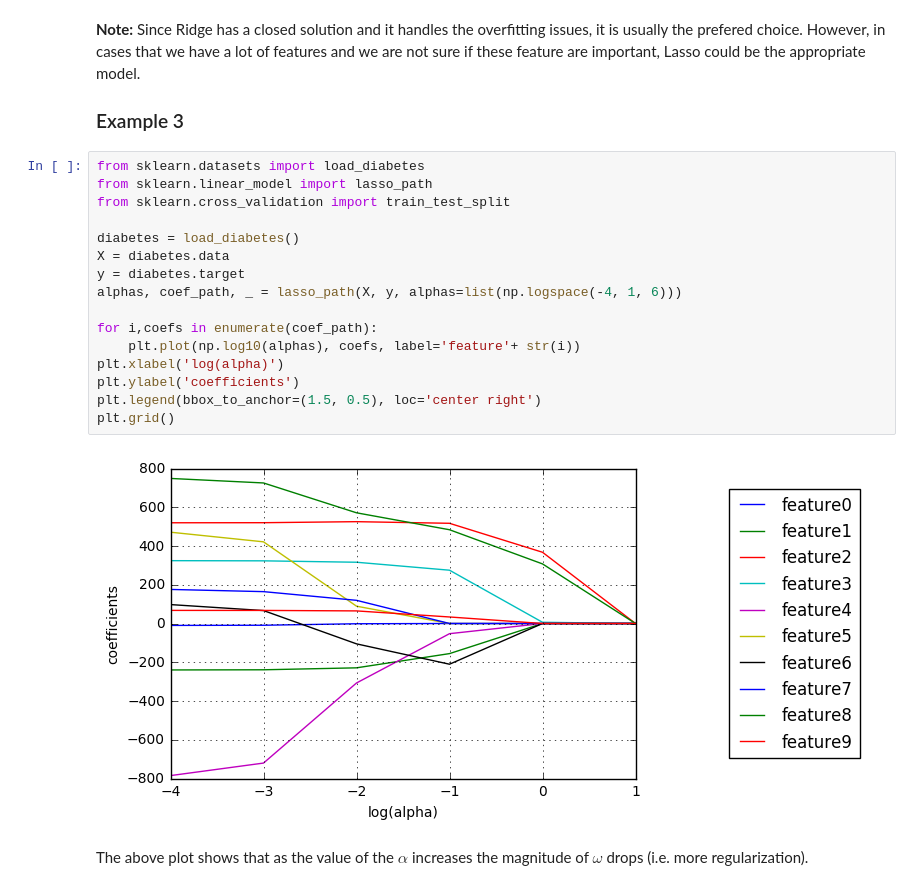
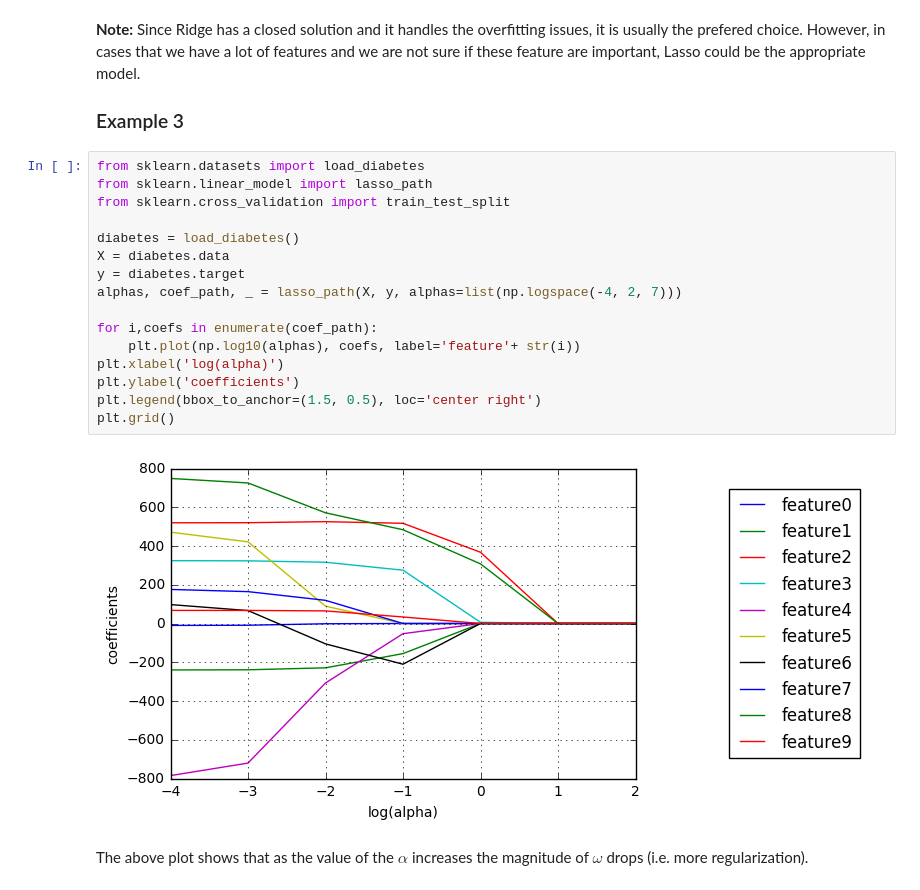
Before and after one commit to mhfarahani/Machine-Learning-Notebooks, a Jupyter notebook: Generalized Linear Models.ipynb, the cells around one changed output. Cells and saved outputs as stored; diff of their text form.

```diff
--- a/Generalized Linear Models.ipynb
+++ b/Generalized Linear Models.ipynb
@@ -245,21 +245,21 @@ alpha = 10.0     coefficient is 0.0      and MSE is 5568.965
 # %%
 from sklearn.datasets import load_diabetes
 from sklearn.linear_model import lasso_path
 from sklearn.cross_validation import train_test_split
 
 diabetes = load_diabetes()
 X = diabetes.data
 y = diabetes.target
-alphas, coef_path, _ = lasso_path(X, y, alphas=list(np.logspace(-4, 1, 6)))
+alphas, coef_path, _ = lasso_path(X, y, alphas=list(np.logspace(-4, 2, 7)))
 
 for i,coefs in enumerate(coef_path):
     plt.plot(np.log10(alphas), coefs, label='feature'+ str(i))
 plt.xlabel('log(alpha)')
 plt.ylabel('coefficients')
 plt.legend(bbox_to_anchor=(1.5, 0.5), loc='center right')
 plt.grid()
 # %% [output]
-[figure, old version]
+[figure, new version]
 # %% [markdown]
 The above plot shows that as the value of the $\alpha$ increases the magnitude of $\omega$ drops (i.e. more regularization).
 # %% [markdown]
```
Also changed, not shown: parts of 6 cells of this notebook.
